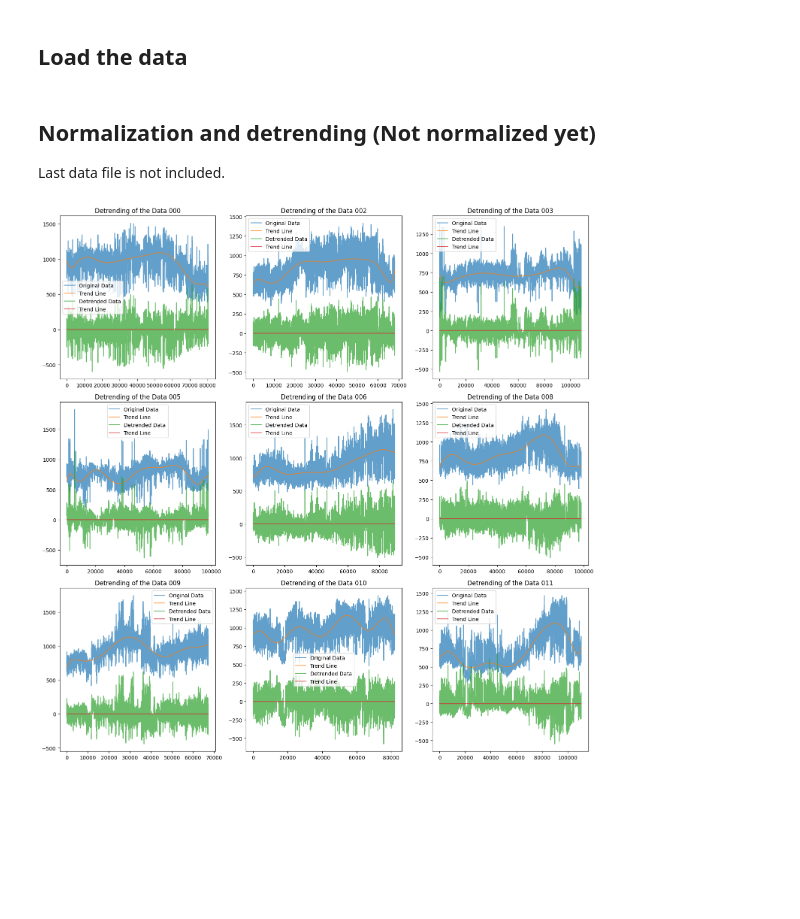
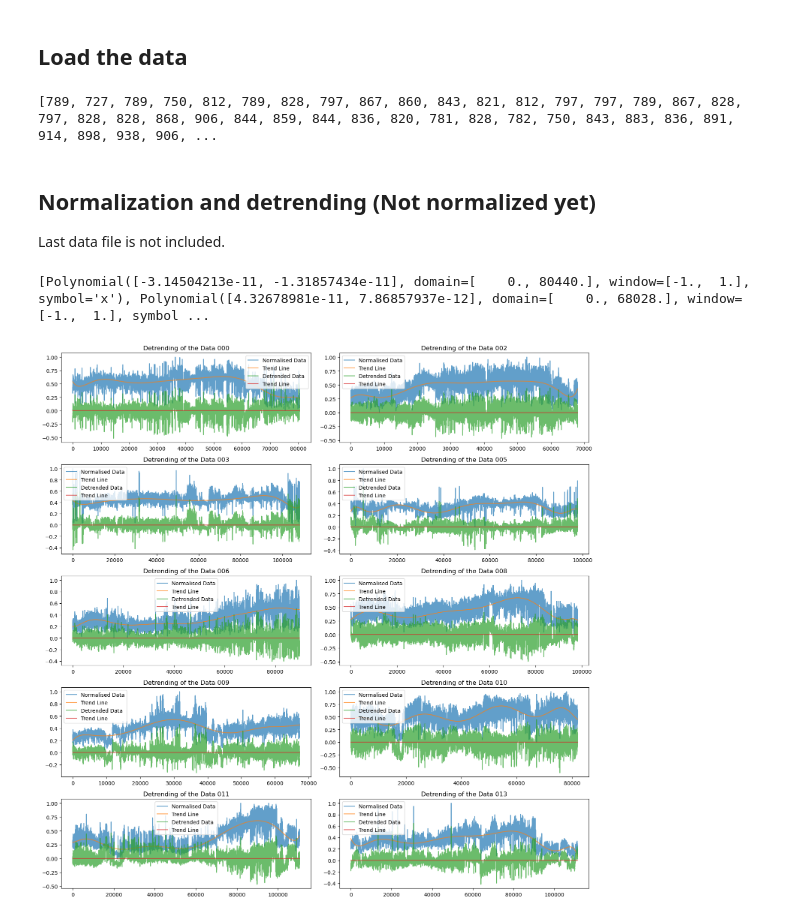
Before and after one commit to contingency01/LCP-A-Project, a Jupyter notebook: Project-main-notebook.ipynb, the cells around one changed output. Cells and saved outputs as stored; diff of their text form; code cells hidden in the pictures; blank space fills up the shorter version.

```diff
--- a/Project-main-notebook.ipynb
+++ b/Project-main-notebook.ipynb
@@ -51,34 +51,48 @@ for i in data_files:
             data0.append(int(x))
 
     data.append(data0)
+print(data[0])
+# %% [output]
+[789, 727, 789, 750, 812, 789, 828, 797, 867, 860, 843, 821, 812, 797, 797, 789, 867, 828, 797, 828, 828, 868, 906, 844, 859, 844, 836, 820, 781, 828, 782, 750, 843, 883, 836, 891, 914, 898, 938, 906, ...
 # %% [markdown]
 ## Normalization and detrending (Not normalized yet)
 Last data file is not included.
 # %%
 
 plt.figure(figsize=(15, 15))
+Bi_all = []
+Bi_models =[]
+for i in range(len(data)):
+    data0 = np.array(data[i])
+    mean = np.mean(data0)
+    std_dev = np.std(data0)
+    #data0_norm = (data0 - mean) / std_dev
+    data0_norm = (data0 - np.min(data0)) / (np.max(data0) - np.min(data0))
 
-for i in range(len(data[:9])):  # the last data is not included in order to plot as 3x3
-    data0 = np.array(data[i])
-    x = np.arange(len(data0))
+    x = np.arange(len(data0_norm))
     degree = 10
-    p = Polynomial.fit(x, data0, degree)
+    p = Polynomial.fit(x, data0_norm, degree)
     trend = p(x)
-    detrended_data = data0 - trend
+    detrended_data = data0_norm - trend
 
     p2 = Polynomial.fit(x, detrended_data, 1)
     trend2 = p2(x)
-
-    plt.subplot(3, 3, i + 1)  # Creates subplots in a 3x3 grid
-    plt.plot(data0, label="Original Data", alpha=0.7)
+    Bi = np.cumsum(detrended_data)
+    Bi_fit = Polynomial.fit(x, Bi, 1)
+    Bi_models.append(Bi_fit)
+    Bi_all.append(Bi)
+    plt.subplot(5, 2, i + 1)
+    plt.plot(data0_norm, label="Normalised Data", alpha=0.7)
     plt.plot(trend, label="Trend Line", alpha=0.7)
     plt.plot(detrended_data, label="Detrended Data", alpha=0.7)
     plt.plot(trend2, label="Trend Line", alpha=0.7)
     plt.title("Detrending of the Data " + data_files[i])
     plt.legend()
 
-
+print(Bi_models)
+#plt.plot(Bi_all[0])
 plt.tight_layout()
 plt.show()
 # %% [output]
+[Polynomial([-3.14504213e-11, -1.31857434e-11], domain=[    0., 80440.], window=[-1.,  1.], symbol='x'), Polynomial([4.32678981e-11, 7.86857937e-12], domain=[    0., 68028.], window=[-1.,  1.], symbol ...
-[figure, old version]
+[figure, new version]
```
Also changed, not shown: parts of 2 cells of this notebook, 3 other files.
